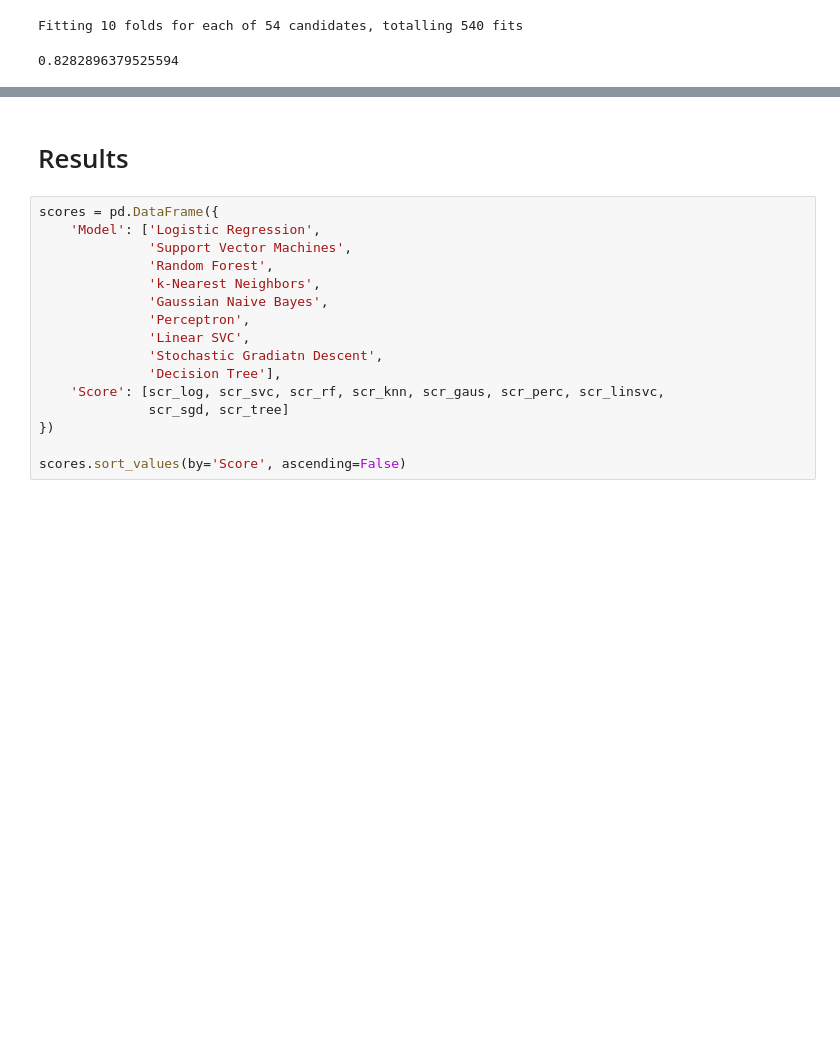
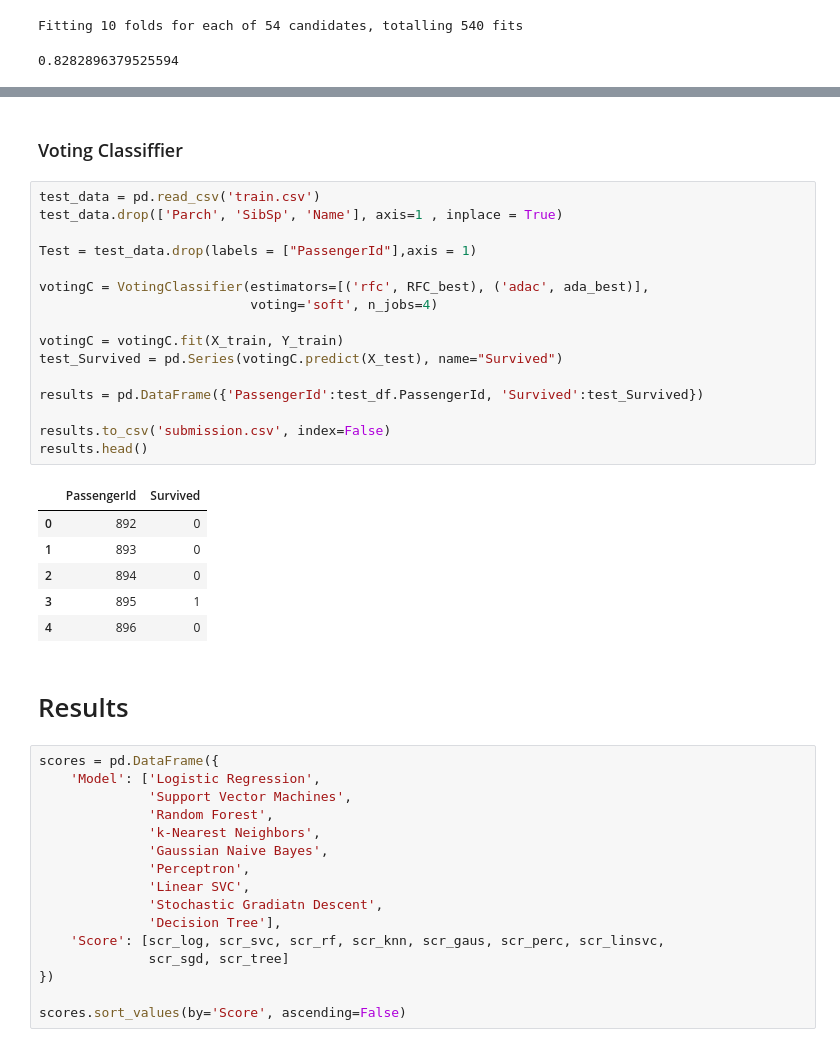
Before and after one commit to katsuba-mikhail/learn-kaggle, a Jupyter notebook: Kaggle_Titanic.ipynb, the cells around one changed output, grey strips where cells are left out. Cells and saved outputs as stored; diff of their text form; blank space fills up the shorter version.

```diff
--- a/Kaggle_Titanic.ipynb
+++ b/Kaggle_Titanic.ipynb
@@ -678,3 +708,28 @@ g = plot_learning_curve(gsRFC.best_estimator_, "RF learning curves",
+# %% [markdown]
+### Voting Classiffier
+# %%
+test_data = pd.read_csv('train.csv')
+test_data.drop(['Parch', 'SibSp', 'Name'], axis=1 , inplace = True)
+
+Test = test_data.drop(labels = ["PassengerId"],axis = 1)
+
+votingC = VotingClassifier(estimators=[('rfc', RFC_best), ('adac', ada_best)],
+                           voting='soft', n_jobs=4)
+
+votingC = votingC.fit(X_train, Y_train)
+test_Survived = pd.Series(votingC.predict(X_test), name="Survived")
+
+results = pd.DataFrame({'PassengerId':test_df.PassengerId, 'Survived':test_Survived})
+
+results.to_csv('submission.csv', index=False)
+results.head()
+# %% [output]
+|  | PassengerId | Survived |
+| 0 | 892 | 0 |
+| 1 | 893 | 0 |
+| 2 | 894 | 0 |
+| 3 | 895 | 1 |
+| 4 | 896 | 0 |
 # %% [markdown]
 # Results
 # %%
```
Also changed, not shown: parts of 10 cells of this notebook.
